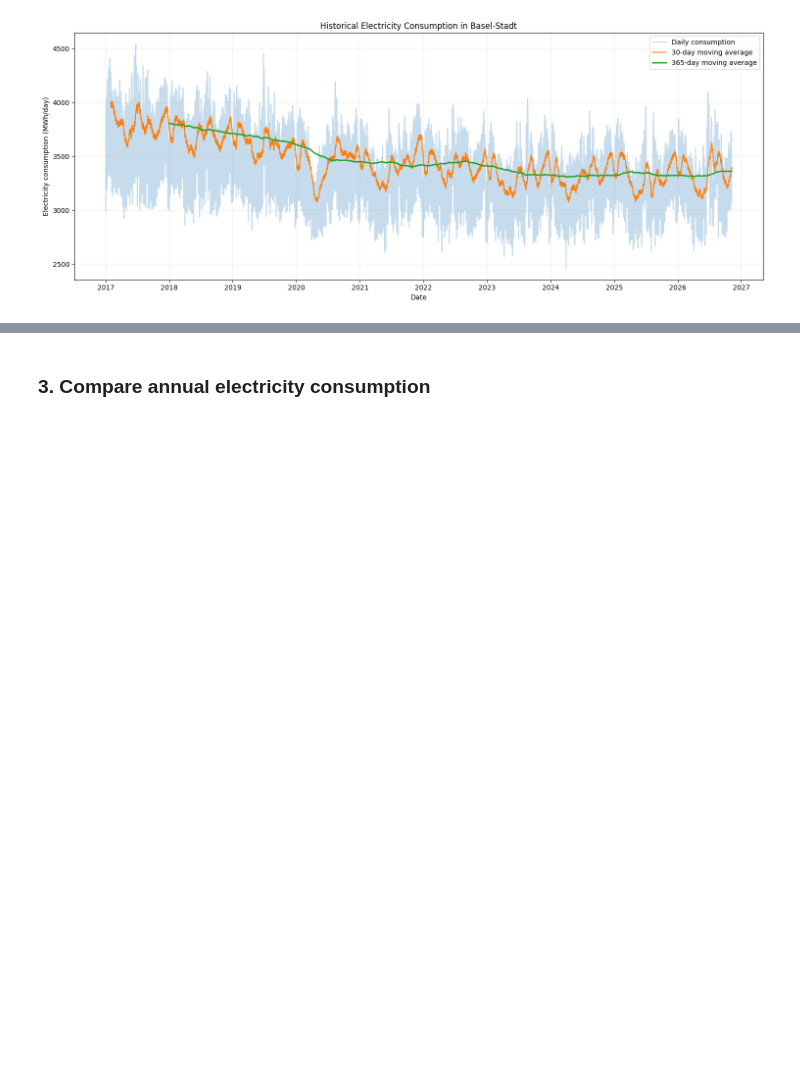
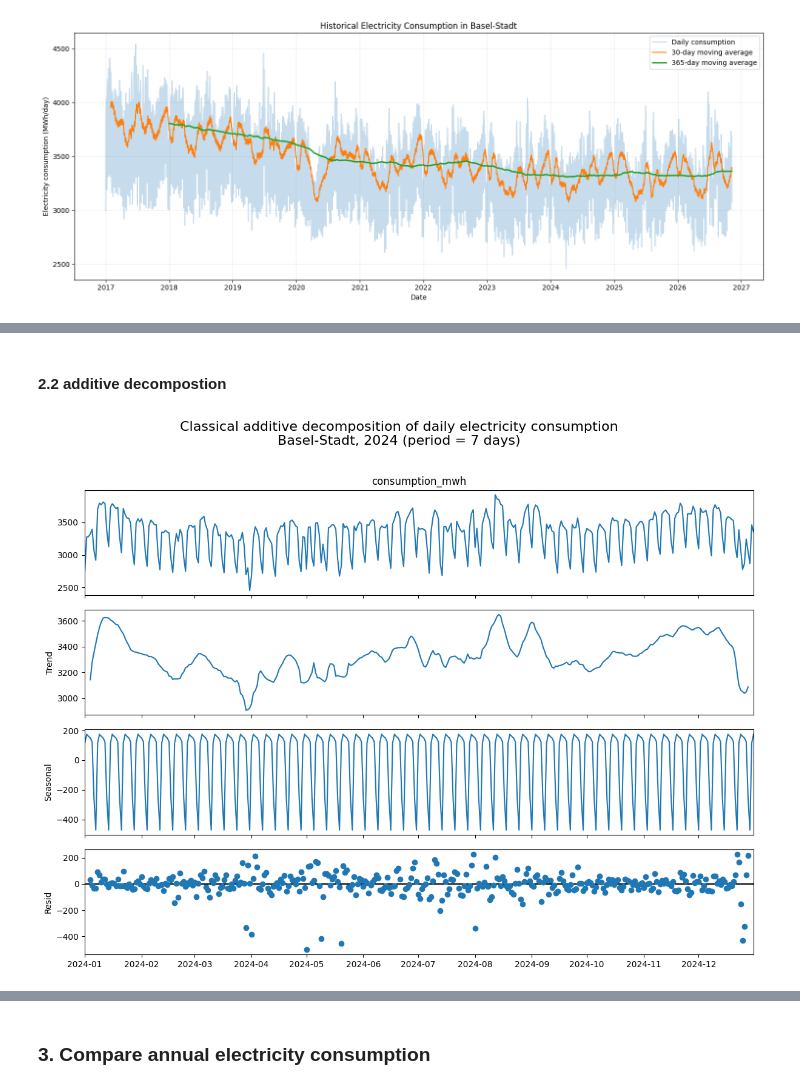
Before and after one commit to LaraMileto/DSF_forecasting_electricity_consumption_Basel, a Jupyter notebook: code/03_data_exploration.ipynb, the cells around one changed output, grey strips where cells are left out. Cells and saved outputs as stored; diff of their text form; code cells hidden in the pictures; blank space fills up the shorter version.

Commit message:
implementations on data exploration

```diff
--- a/code/03_data_exploration.ipynb
+++ b/code/03_data_exploration.ipynb
@@ -100,0 +233,62 @@ plt.show()
+# %% [markdown]
+#### 2.2 additive decompostion
+# %%
+from pathlib import Path
+import pandas as pd
+import matplotlib.pyplot as plt
+from statsmodels.tsa.seasonal import seasonal_decompose
+
+# Paths
+ROOT = Path.cwd().resolve()
+if ROOT.name == "code":
+    ROOT = ROOT.parent
+
+FIGURES = ROOT / "output" / "figures"
+FIGURES.mkdir(parents=True, exist_ok=True)
+
+# Load data
+electricity = pd.read_csv(
+    ROOT / "data" / "processed" / "electricity_daily.csv",
+    parse_dates=["date"]
+)
+
+# Daily time series
+ts = (
+    electricity
+    .set_index("date")["consumption_mwh"]
+    .sort_index()
+    .asfreq("D")
+)
+
+# Keep one year only to make the classical decomposition readable
+ts_2024 = ts.loc["2024-01-01":"2024-12-31"]
+
+# Check for missing values
+if ts_2024.isna().any():
+    raise ValueError("The 2024 daily series contains missing values.")
+
+# Classical additive decomposition
+decomp = seasonal_decompose(
+    ts_2024,
+    model="additive",
+    period=7
+)
+
+# Plot in the classical format
+fig = decomp.plot()
+fig.set_size_inches(12, 9)
+fig.suptitle(
+    "Classical additive decomposition of daily electricity consumption\nBasel-Stadt, 2024 (period = 7 days)",
+    fontsize=16,
+    y=1.02
+)
+
+plt.tight_layout()
+plt.savefig(
+    FIGURES / "classical_decomposition_2024.png",
+    dpi=300,
+    bbox_inches="tight"
+)
+plt.show()
+# %% [output]
+[figure, added]
```
Also changed, not shown: parts of 5 cells of this notebook, 5 other files.
